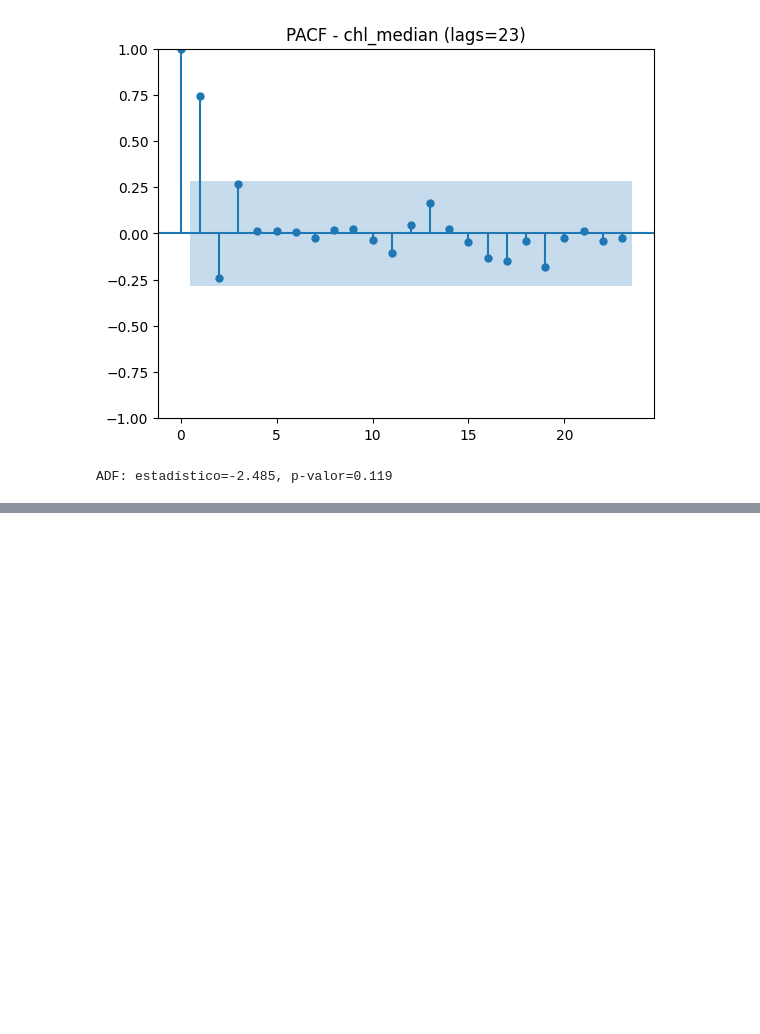
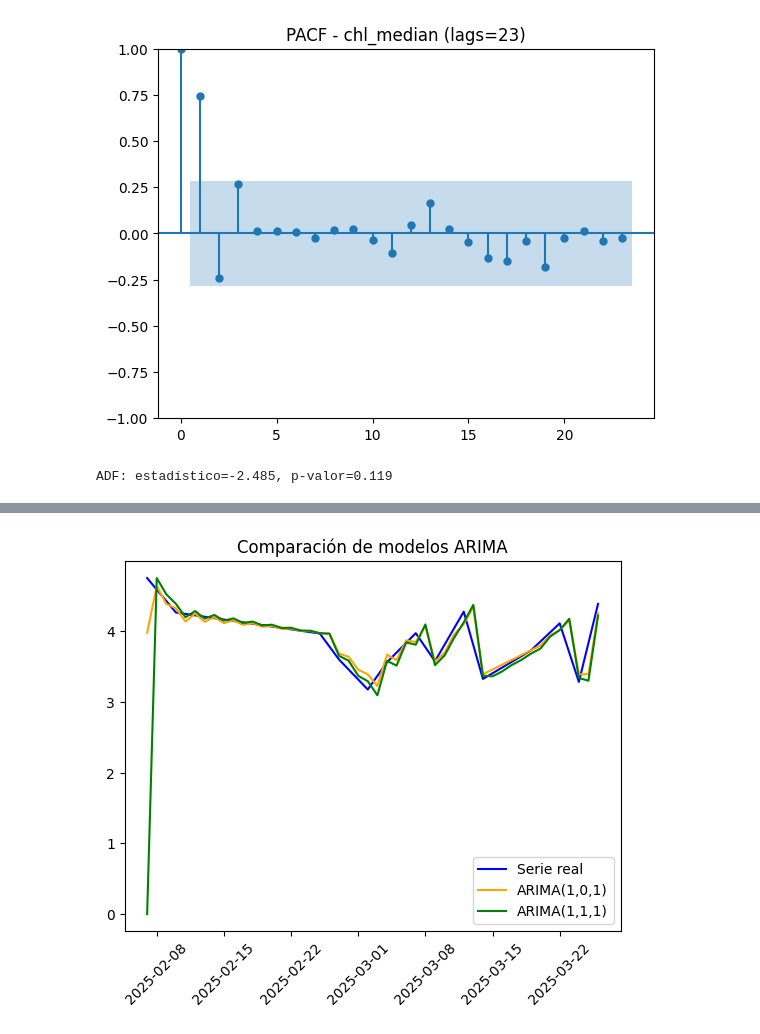
Before and after one commit to SebasJuarez/DS-Collection, a Jupyter notebook: Parte2.ipynb, the cells around one changed output, grey strips where cells are left out. Cells and saved outputs as stored; diff of their text form; code cells hidden in the pictures; blank space fills up the shorter version.

```diff
--- a/Parte2.ipynb
+++ b/Parte2.ipynb
@@ -146,0 +199,11 @@ A continuación se muestra el código para ajustar y validar el modelo ARIMA.
+# %%
+# Grafica ambos modelos sobre la serie real
+plt.plot(chl_median.dropna(), label='Serie real', color='blue')
+plt.plot(resultado.fittedvalues, label='ARIMA(1,0,1)', color='orange')
+plt.plot(resultado2.fittedvalues, label='ARIMA(1,1,1)', color='green')
+plt.legend()
+plt.xticks(rotation=45)
+plt.title('Comparación de modelos ARIMA')
+plt.show()
+# %% [output]
+[figure, added]
```
Also changed, not shown: parts of 15 cells of this notebook.
